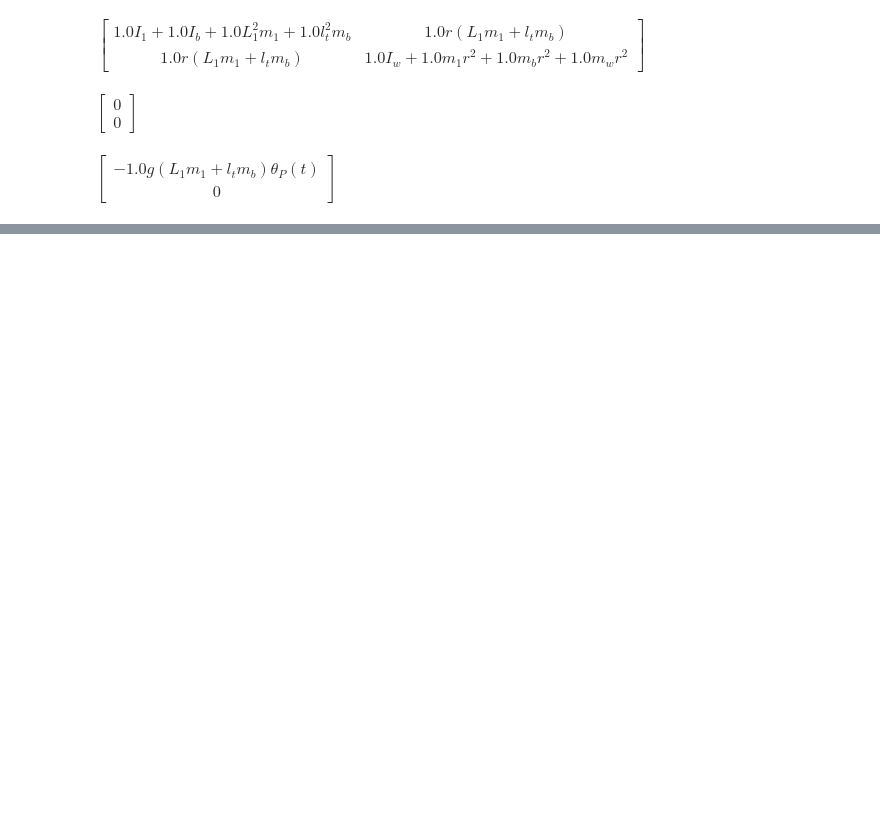
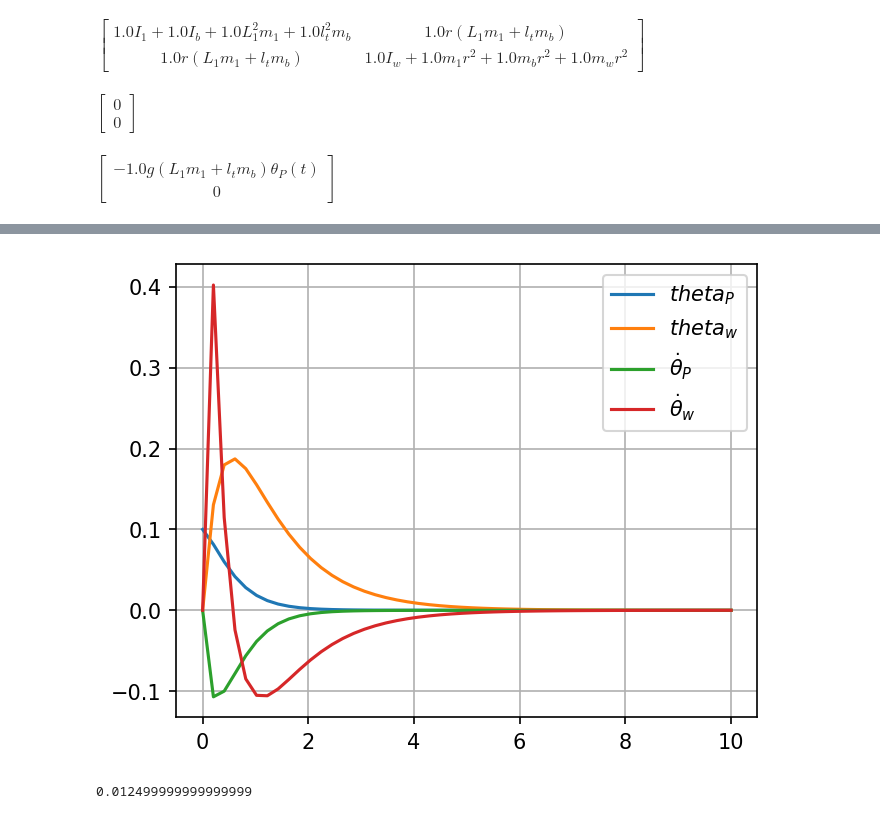
Before and after one commit to ssc166/joint_control, a Jupyter notebook: src/control_1/Dynamics.ipynb, the cells around one changed output, grey strips where cells are left out. Drawn from its saved outputs; the diff is of its cells as text; code cells hidden in the pictures; blank space fills up the shorter version.

```diff
--- a/src/control_1/Dynamics.ipynb
+++ b/src/control_1/Dynamics.ipynb
@@ -210,0 +239,25 @@ D = [[0. 0.]
+# %%
+x0 = [0.1, 0, 0, 0]
+u = 0
+dt = 0.01
+tf = 10
+
+t, y = control.forced_response(sysc, X0=x0, T=pl.linspace(0,tf), transpose=True)
+
+plt.figure(1, figsize=(5,4), dpi=150)
+plt.plot(t, y);
+plt.legend([r'$theta_P$',r'$theta_w$',r'$\dot\theta_P$',r'$\dot\theta_w$'], loc='best')
+plt.grid()
+# %% [output]
+[figure, added]
+# %%
+# Rough 한 조건식
+vmax_ = 5/3.6
+t_ = 20# sec
+
+target_pos = vmax_*t_
+v = vmax_/target_pos
+a = v/4
+a
+# %% [output]
+0.012499999999999999
```
Also changed, not shown: parts of 21 cells of this notebook.
